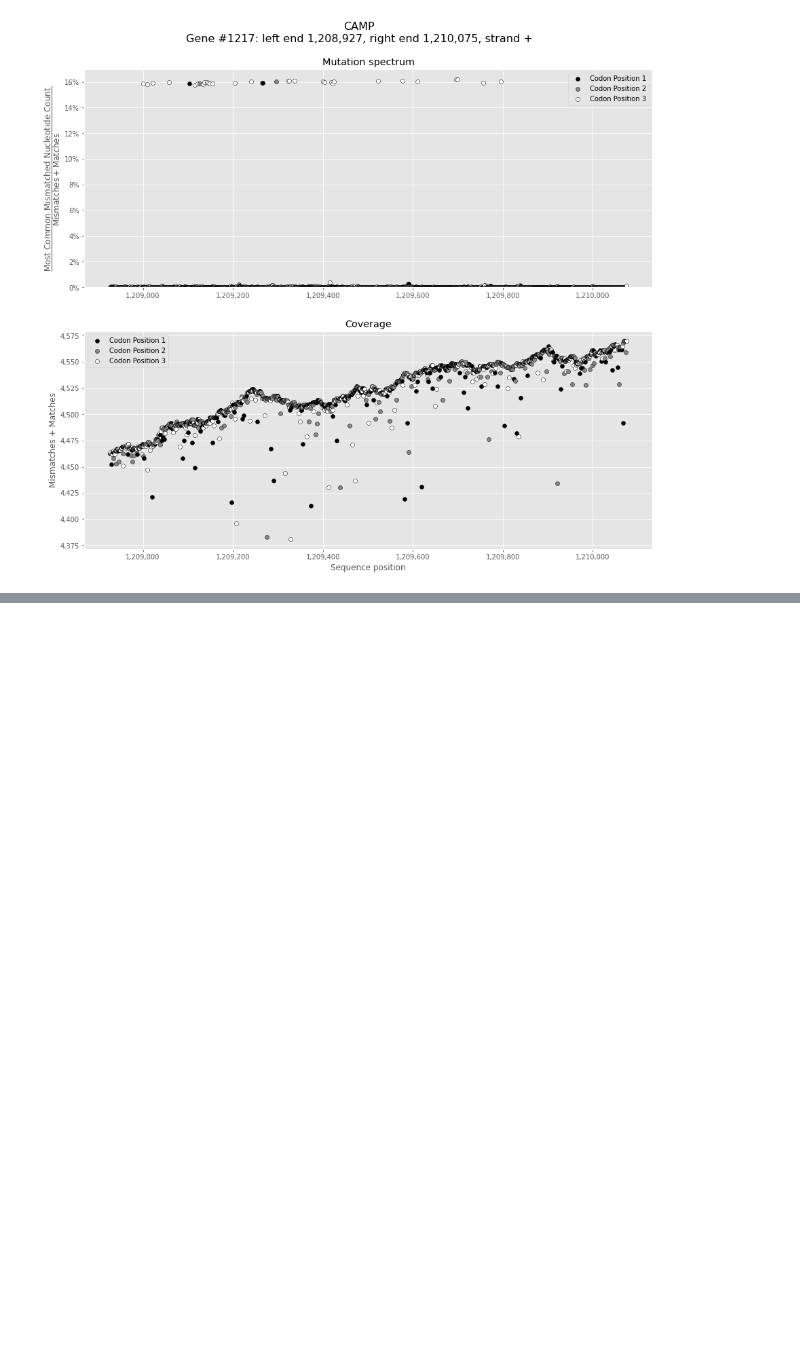
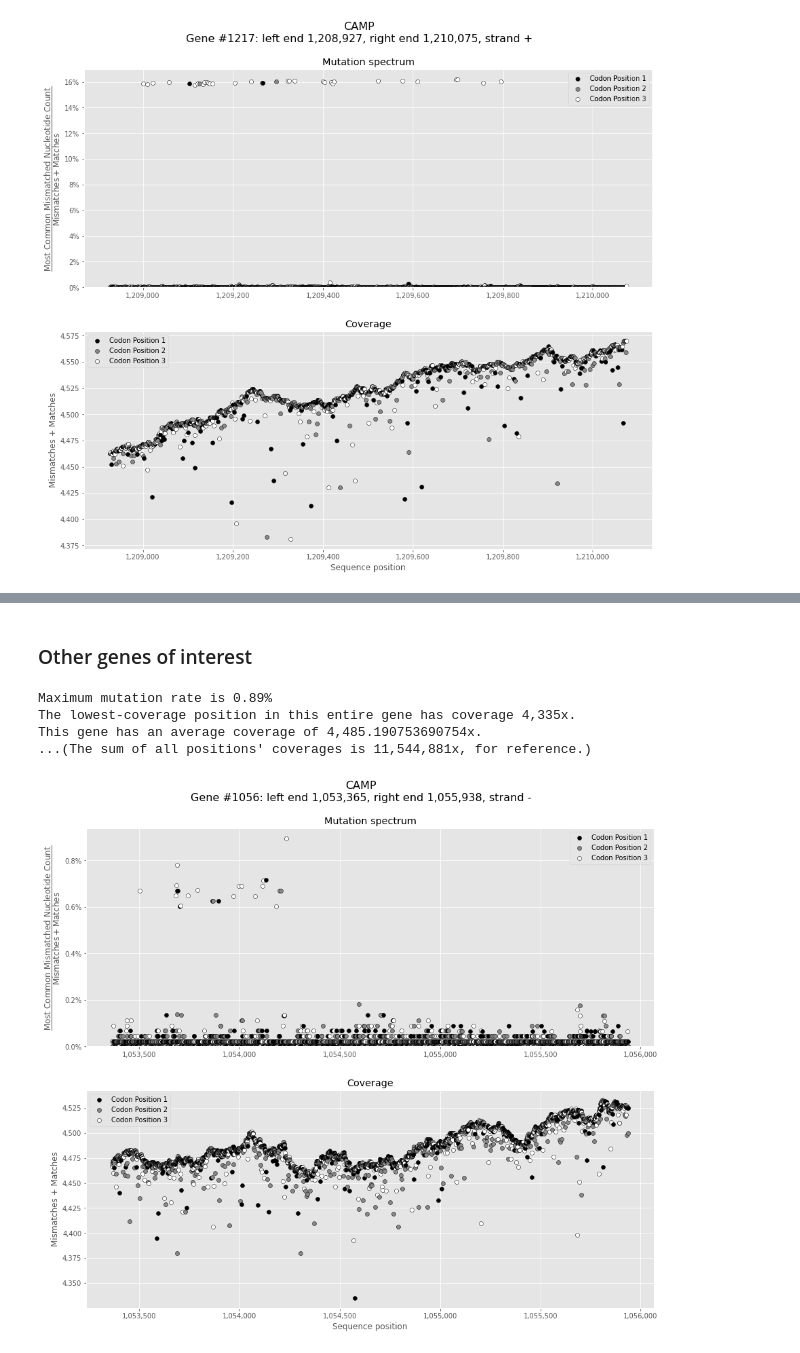
Before and after one commit to fedarko/sheepgut, a Jupyter notebook: notebooks/WithinGeneMutationAndCoveragePlots.ipynb, the cells around one changed output, grey strips where cells are left out. Cells and saved outputs as stored; diff of their text form; code cells hidden in the pictures; blank space fills up the shorter version.

Commit message:
more CAMP genes

```diff
--- a/notebooks/WithinGeneMutationAndCoveragePlots.ipynb
+++ b/notebooks/WithinGeneMutationAndCoveragePlots.ipynb
@@ -274,0 +268,10 @@ This gene has an average coverage of 3,427.7105855855857x.
+# %% [markdown]
+### Other genes of interest
+# %%
+mutation_spectrum_and_coverage_plots("edge_6104", 1056)
+# %% [output]
+Maximum mutation rate is 0.89%
+The lowest-coverage position in this entire gene has coverage 4,335x.
+This gene has an average coverage of 4,485.190753690754x.
+...(The sum of all positions' coverages is 11,544,881x, for reference.)
+[figure, added]
```
Also changed, not shown: parts of 5 cells of this notebook, 6 other files.
